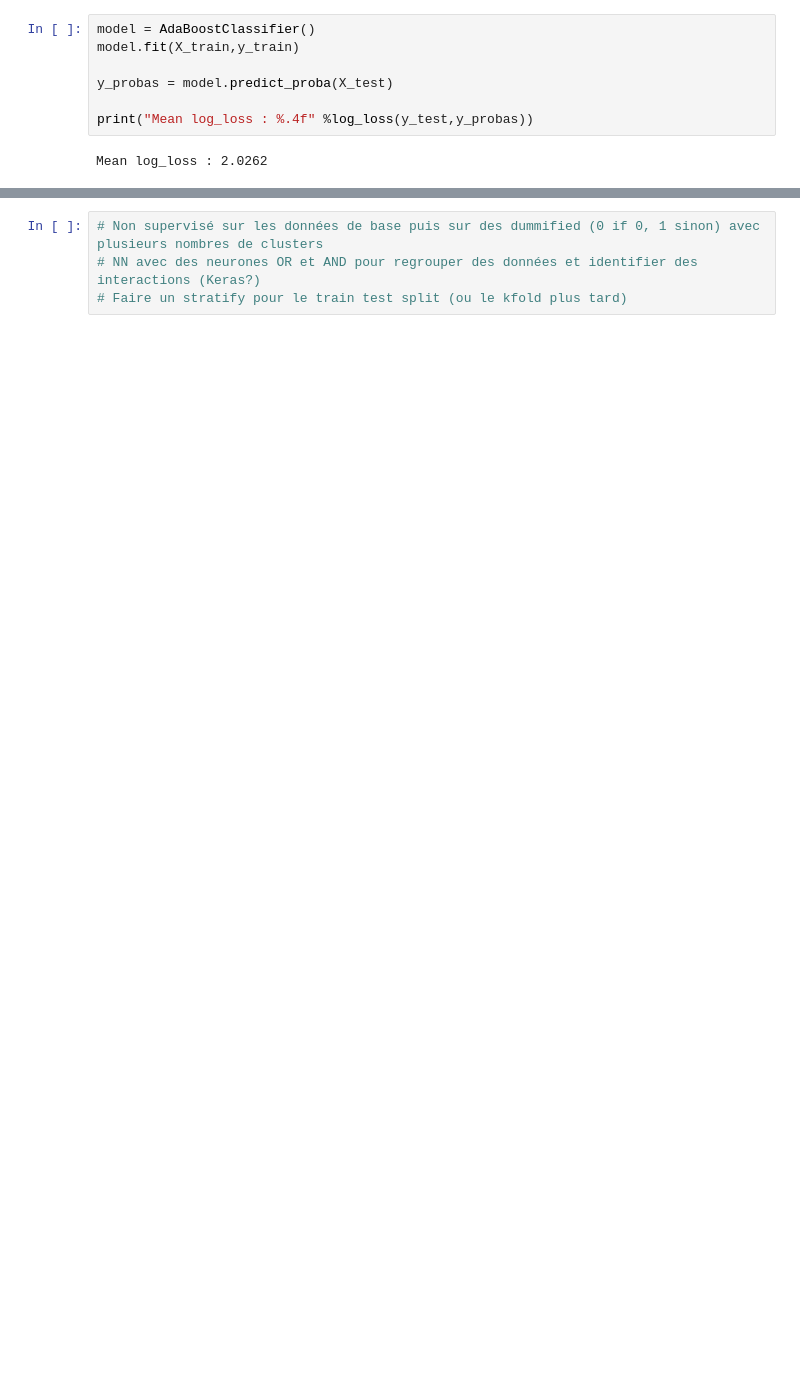
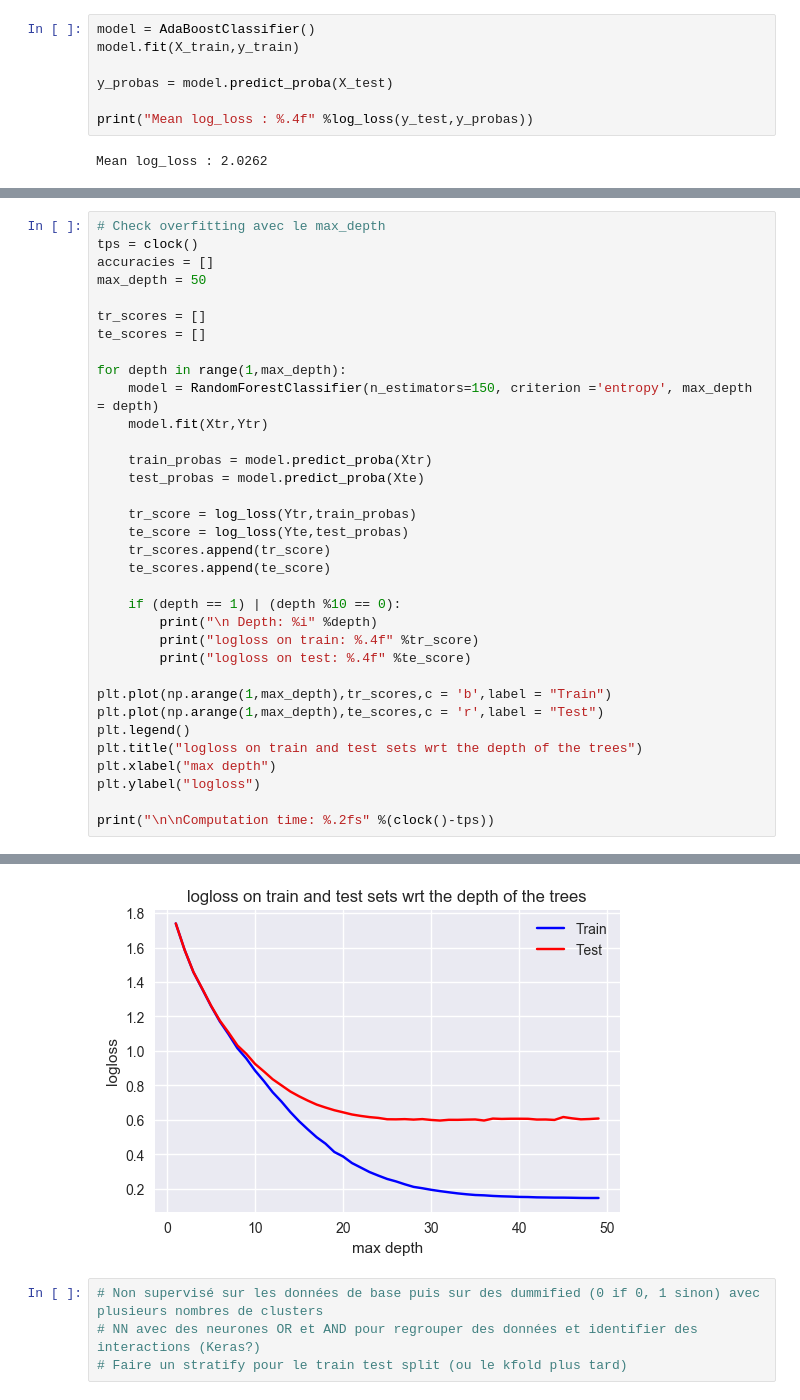
Before and after one commit to hplantec/TC1_kaggle, a Jupyter notebook: First_steps.ipynb, the cells around one changed output, grey strips where cells are left out. Drawn from its saved outputs; the diff is of its cells as text; blank space fills up the shorter version.

```diff
--- a/First_steps.ipynb
+++ b/First_steps.ipynb
@@ -314,0 +293,35 @@ Computation time: 391.06s
+# %%
+# Check overfitting avec le max_depth
+tps = clock()
+accuracies = []
+max_depth = 50
+
+tr_scores = []
+te_scores = []
+
+for depth in range(1,max_depth):
+    model = RandomForestClassifier(n_estimators=150, criterion ='entropy', max_depth = depth)
+    model.fit(Xtr,Ytr)
+
+    train_probas = model.predict_proba(Xtr)
+    test_probas = model.predict_proba(Xte)
+
+    tr_score = log_loss(Ytr,train_probas)
+    te_score = log_loss(Yte,test_probas)
+    tr_scores.append(tr_score)
+    te_scores.append(te_score)
+
+    if (depth == 1) | (depth %10 == 0):
+        print("\n Depth: %i" %depth)
+        print("logloss on train: %.4f" %tr_score)
+        print("logloss on test: %.4f" %te_score)
+
+plt.plot(np.arange(1,max_depth),tr_scores,c = 'b',label = "Train")
+plt.plot(np.arange(1,max_depth),te_scores,c = 'r',label = "Test")
+plt.legend()
+plt.title("logloss on train and test sets wrt the depth of the trees")
+plt.xlabel("max depth")
+plt.ylabel("logloss")
+
+print("\n\nComputation time: %.2fs" %(clock()-tps))
+# %% [output]
@@ -315,3 +345,4 @@ Computation time: 391.06s
+[figure, added]
 # %%
 # Non supervisé sur les données de base puis sur des dummified (0 if 0, 1 sinon) avec plusieurs nombres de clusters
 # NN avec des neurones OR et AND pour regrouper des données et identifier des interactions (Keras?)
```
Also changed, not shown: parts of 14 cells of this notebook.
